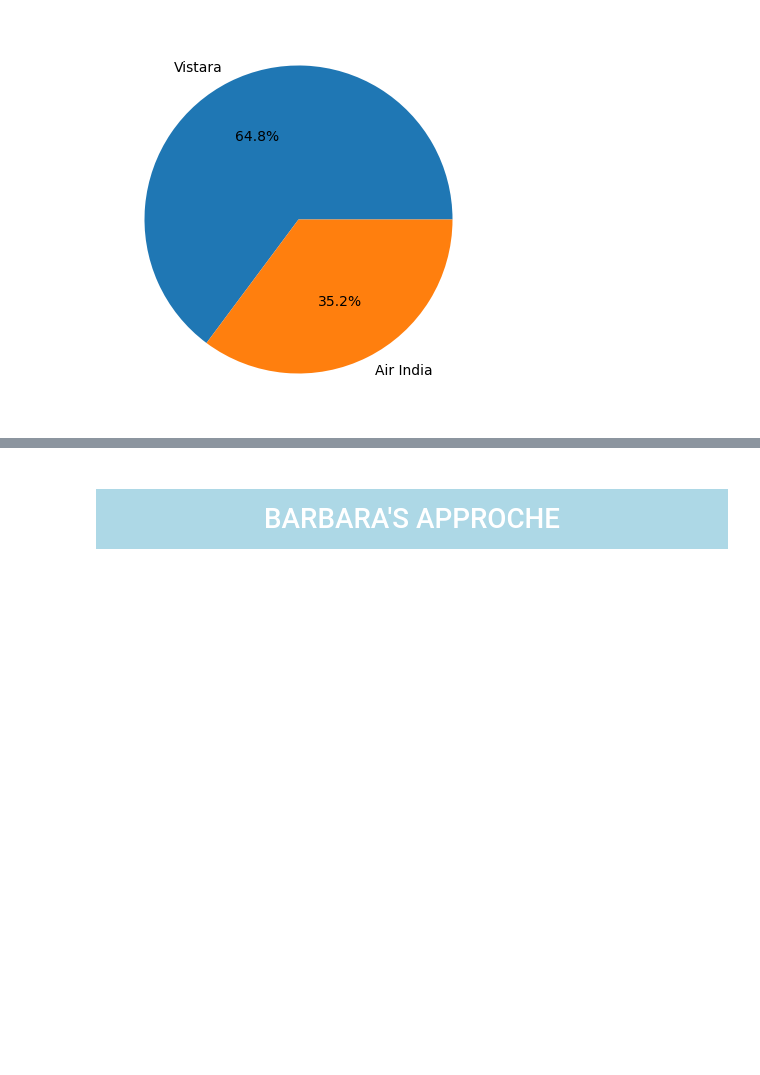
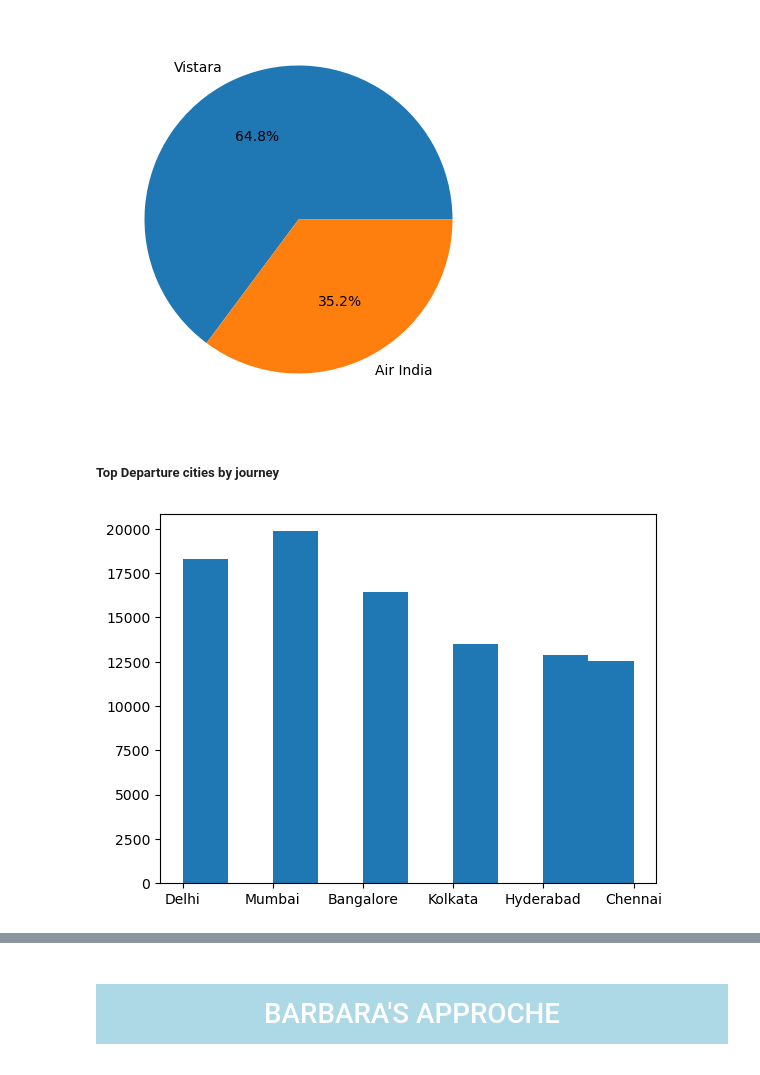
Before and after one commit to JulianaCBrum/MACHINE-LEARNING-, a Jupyter notebook: CA1_ML_Sem2.ipynb, the cells around one changed output, grey strips where cells are left out. Drawn from its saved outputs; the diff is of its cells as text; code cells hidden in the pictures; blank space fills up the shorter version.

Commit message:
Visualization
Trying to visualize some of the features

```diff
--- a/CA1_ML_Sem2.ipynb
+++ b/CA1_ML_Sem2.ipynb
@@ -238,3 +253,10 @@ plt.pie(df_group_sorted["from"].head(5), labels=df_label, autopct="%.1f%%")
 plt.show()
 # %% [output]
 [figure]
+# %% [markdown]
+##### Top Departure cities by journey
+# %%
+plt.hist(df["from"])
+plt.show()
+# %% [output]
+[figure, added]
```
Also changed, not shown: parts of 14 cells of this notebook.
